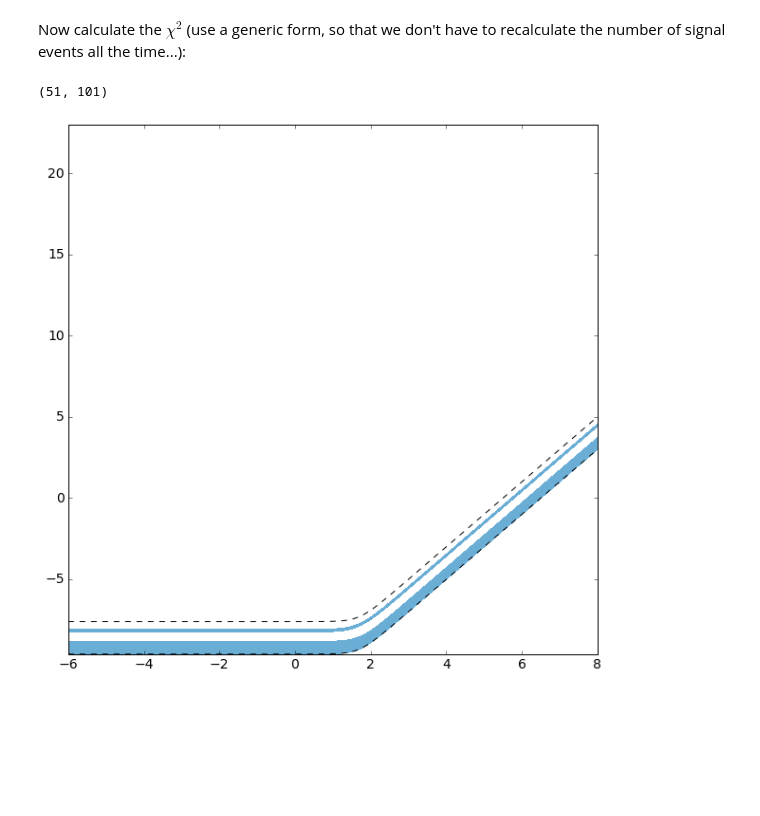
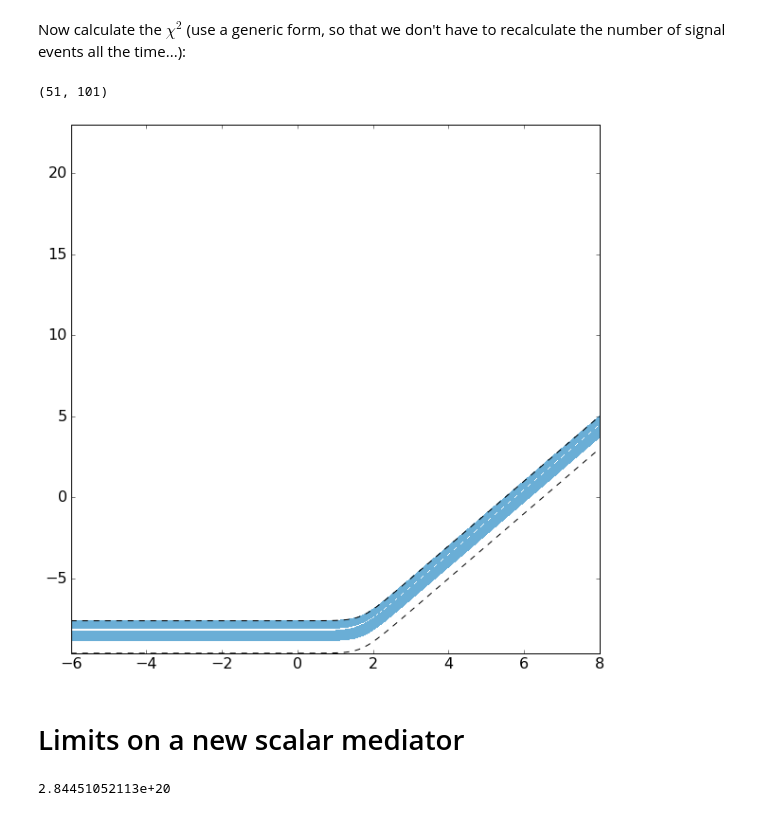
Before and after one commit to bradkav/CEvNS, a Jupyter notebook: COHERENT.ipynb, the cells around one changed output. Drawn from its saved outputs; the diff is of its cells as text; code cells hidden in the pictures; blank space fills up the shorter version.

Commit message:
Updated COHERENT limits and example spectra

```diff
--- a/COHERENT.ipynb
+++ b/COHERENT.ipynb
@@ -133,8 +133,8 @@ Now plot the results:
 # %%
 pl.figure(figsize=(10,6))
 
-pl.step(PE_bins, np.append(dRdPE_bins,0), 'g', linestyle="-", where = "post", label="CEvNS signal (this work)",linewidth=2.0)
-pl.step(PE_bins, np.append(COHERENT_spect,0), 'g', linestyle=":", where = "post", label="CEvNS signal (1708.01294)")
+pl.step(PE_bins, np.append(dRdPE_bins,0), 'g', linestyle="-", where = "post", label="CEvNS signal (this work)",linewidth=1.5)
+pl.step(PE_bins, np.append(COHERENT_spect,0), 'g', linestyle="--", where = "post", label="CEvNS signal (1708.01294)",linewidth=1.5)
 
 pl.axhline(0, linestyle='--', color = 'gray')
 
@@ -145,9 +145,9 @@ pl.errorbar(COHERENT_bins, COHERENT_data, fmt='ko', \
 pl.xlabel("Number of photoelectrons (PE)")
 pl.ylabel("Res. counts / 2 PE")
 
-pl.legend( fontsize=12)
+pl.legend( fontsize=14)
 
-pl.xlim(0.0001, 50)
+pl.xlim(0, 50)
 pl.ylim(-15, 35)
 
 pl.savefig("plots/COHERENT_data.pdf", bbox_inches="tight")
@@ -489,19 +518,21 @@ for i in tqdm(range(len(m_list))):
 # %%
 delta_chi2_vec = chi2_vec_grid - np.min(chi2_vec_grid)
 
 mgrid, ggrid = np.meshgrid(m_list, gsq_list, indexing='ij')
 ggrid *= 1e-13*(50**2 + mgrid**2)
 
 print delta_chi2_vec.shape
 
 np.savetxt("results/COHERENT_Zprime.txt", np.c_[mgrid.flatten(), ggrid.flatten(), delta_chi2_vec.flatten()])
 
 pl.figure(figsize=(10,10))
-pl.contourf(np.log10(mgrid), np.log10(ggrid), delta_chi2_vec, levels=[0,2.7],cmap="Blues")
+pl.contourf(np.log10(mgrid), np.log10(ggrid), delta_chi2_vec, levels=[2.7,1e10],cmap="Blues")
 pl.plot(np.log10(m_list), np.log10(g_upper), 'k--')
 pl.plot(np.log10(m_list), np.log10(g_lower), 'k--')
 #pl.colorbar()
 pl.show()
 # %% [output]
 (51, 101)
-[figure, old version]
+[figure, new version]
+# %% [markdown]
+# Limits on a new scalar mediator
@@ -507,0 +549,4 @@ pl.show()
+# %%
+print calc_Nsig_scalar(1e-3)
+# %% [output]
+2.84451052113e+20
```
Also changed, not shown: parts of 13 cells of this notebook, 11 other files.
